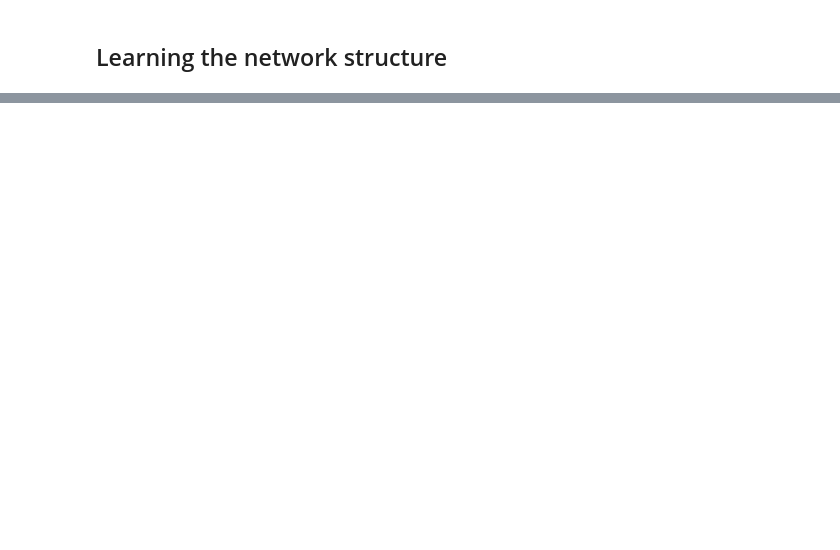
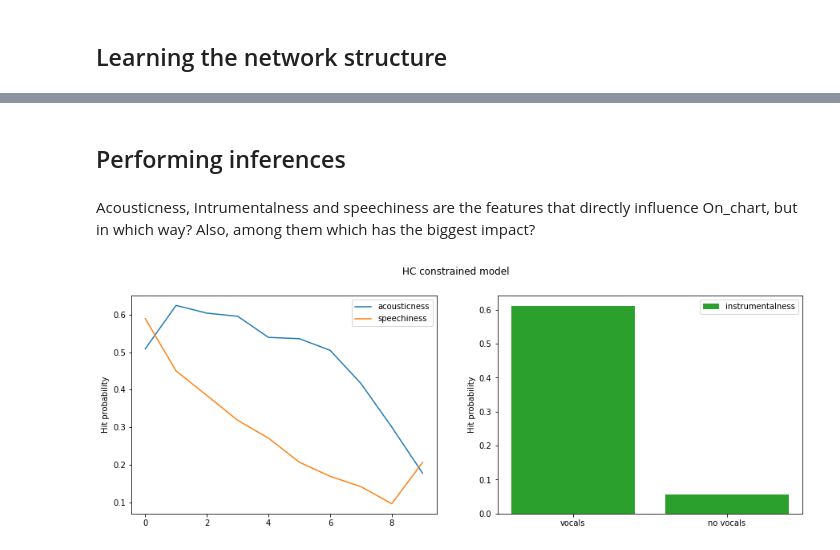
Before and after one commit to sasso-effe/spotify-hit-predictor, a Jupyter notebook: main.ipynb, the cells around one changed output, grey strips where cells are left out. Drawn from its saved outputs; the diff is of its cells as text; code cells hidden in the pictures; blank space fills up the shorter version.

```diff
--- a/main.ipynb
+++ b/main.ipynb
@@ -158 +175,3 @@ hc_base_model = BayesianModel(hc_base_model.edges())
+# %%
+data_small = data.drop(columns=['liveness'])
 # %%
@@ -172,0 +198,5 @@ NameError: ignored
+# %%
+# The custom one requires to RAM, so it is omitted
+# Also, the tree model seems inaccurate, so it is omitted, too
+hc_base_model.fit(data, estimator=MaximumLikelihoodEstimator)
+hc_constr_model.fit(data_small, estimator=MaximumLikelihoodEstimator)
@@ -172,0 +230,35 @@ NameError: ignored
+# %% [markdown]
+## Performing inferences
+# %%
+inferences = VariableElimination(hc_constr_model)
+# %% [markdown]
+Acousticness, Intrumentalness and speechiness are the features that directly influence On_chart, but in which way? Also, among them which has the biggest impact?
+# %%
+answers_acoustic = []
+answers_instrumental = []
+answers_speech = []
+for score in range(10):
+    evidence = {"acousticness": score}
+    answers_acoustic.append(inferences.query(["On_chart"], evidence, show_progress=False).values[1])
+    evidence = {"speechiness": score}
+    answers_speech.append(inferences.query(["On_chart"], evidence, show_progress=False).values[1])
+for score in range(2):
+    evidence = {"instrumentalness": score}
+    answers_instrumental.append(inferences.query(["On_chart"], evidence, show_progress=False).values[1])
+# %%
+fig, axes = plt.subplots(1, 2, figsize=(15, 5))
+ax = axes[0]
+fig.suptitle(f"HC constrained model")
+ax.set_ylabel('Hit probability')
+ax.plot(answers_acoustic, label='acousticness')
+ax.plot(answers_speech, label='speechiness')
+ax.legend()
+ax2 =axes[1]
+ax2.bar(range(2), answers_instrumental, label='instrumentalness', color='C2')
+ax2.legend()
+ax2.set_xticks(range(2))
+ax2.set_xticklabels(['vocals', 'no vocals'])
+ax2.set_ylabel('Hit probability')
+fig.savefig('query1')
+# %% [output]
+[figure, added]
```
Also changed, not shown: parts of 16 cells of this notebook.
